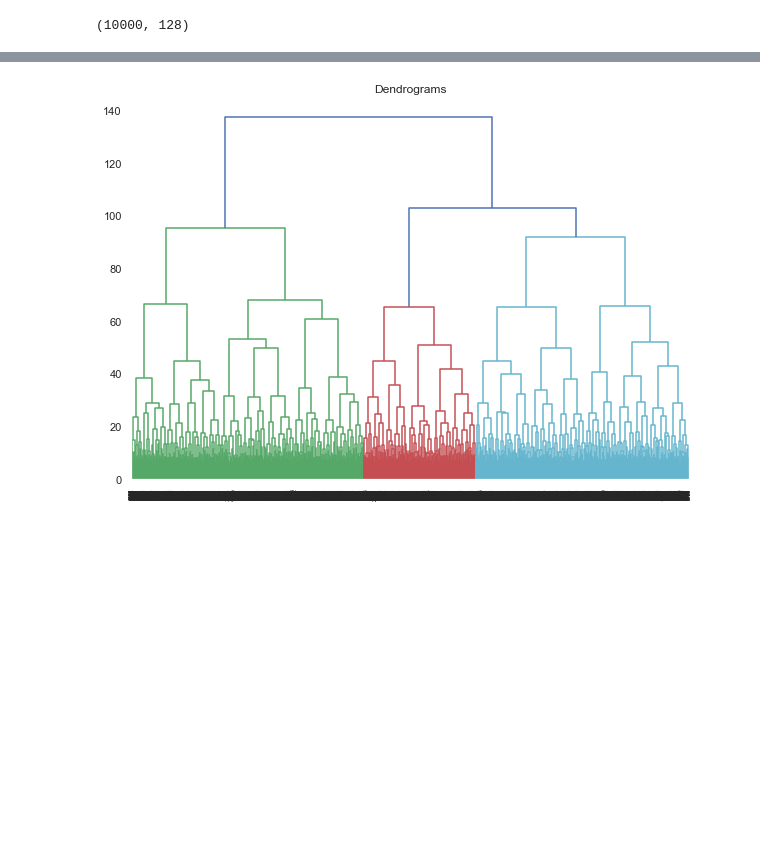
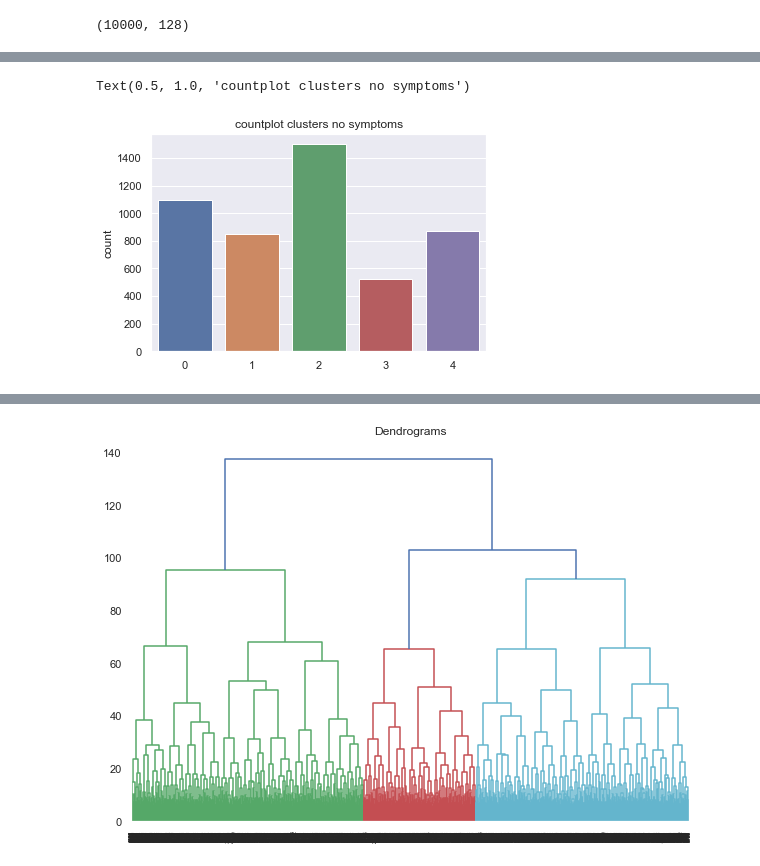
Before and after one commit to bjornite/IN-STK9000, a Jupyter notebook: Project_2/Project2.ipynb, the cells around one changed output, grey strips where cells are left out. Cells and saved outputs as stored; diff of their text form; code cells hidden in the pictures; blank space fills up the shorter version.

```diff
--- a/Project_2/Project2.ipynb
+++ b/Project_2/Project2.ipynb
@@ -36,0 +81,6 @@ observations.shape
+# %%
+obs_clusters = np.append(observations , clusters[:,None], 1)
+obs_clusters1 = np.append(observations, labels[:,None], 1)
+# %%
+obs_clusters = np.append(obs_clusters, labels[:,None], 1)
+obs_clusters1 = np.append(obs_clusters1, labels[:,None], 1)
@@ -40,0 +124,8 @@ labels.shape
+# %%
+clusters_no_symp = symptoms_false[:,128]
+
+sns.countplot(clusters_no_symp)
+plt.title('countplot clusters no symptoms')
+# %% [output]
+Text(0.5, 1.0, 'countplot clusters no symptoms')
+[figure, added]
```
Also changed, not shown: parts of 20 cells of this notebook, 2 other files.
